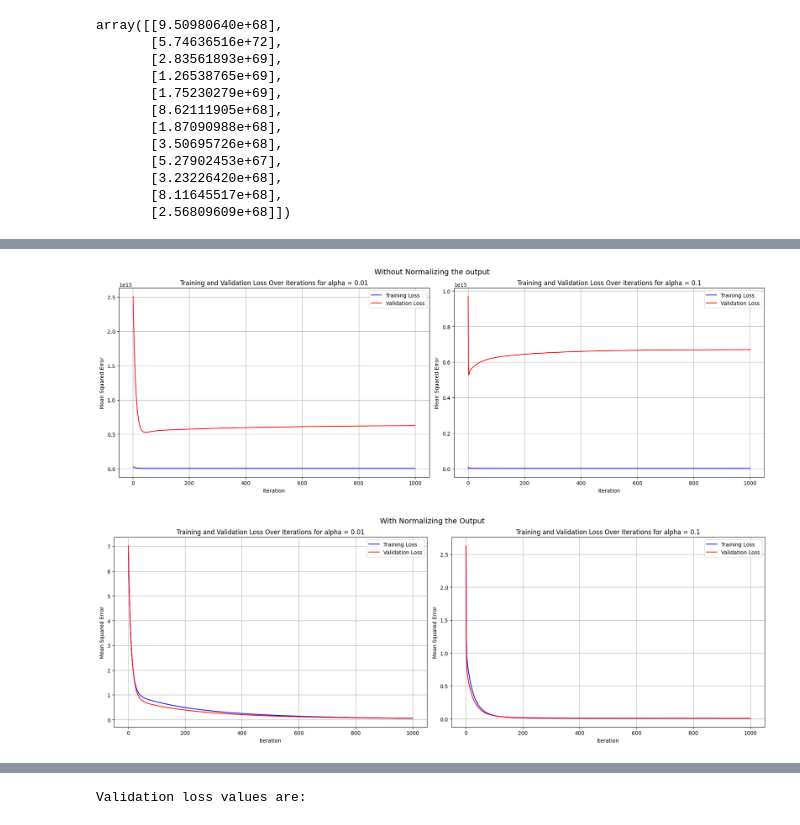
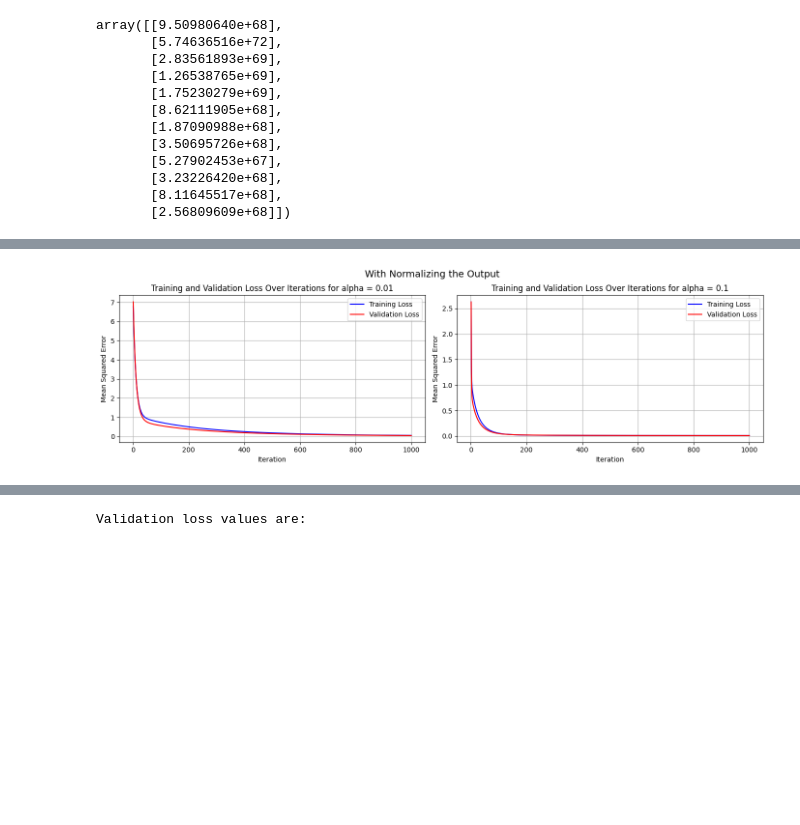
Before and after one commit to UmaNagirireddi/ML_Assignment2, a Jupyter notebook: ML_AST2.ipynb, the cells around one changed output, grey strips where cells are left out. Saved outputs shown, nothing was run; the diff lists cells and outputs as text; code cells hidden in the pictures; blank space fills up the shorter version.

```diff
--- a/ML_AST2.ipynb
+++ b/ML_AST2.ipynb
@@ -361,79 +309,52 @@ yTrainStandard_2 = standardizerOutput_2.fit_transform(dfTrain_2[outputData2])
 xTestStandard_2 = standardizerInput_2.transform(dfTest_2[inputData2])
 yTestStandard_2 = standardizerOutput_2.transform(dfTest_2[outputData2])
 # %%
-thetaAlphaNormalInput_2, trainLossAlphaNormalInput_2, valLossAlphaNormalInput_2 = linearRegression(XTrainNormalize_2,
+thetaAlphaNormalInput_2, trainLossAlphaNormalInput_2, valLossAlphaNormalInput_2 = linearRegression(xTrainNormalize_2,
                                                                                                               yTrain_2,
                                                                                                               xTestNormalize_2,
                                                                                                               yVal_2 ,1000, alpha = 0.01)
-thetaAlphaNormalInput_1_2, trainLossAlphaNormalInput_1_2, valLossAlphaNormalInput_1_2 = linearRegression(XTrainNormalize_2,
+thetaAlphaNormalInput_1_2, trainLossAlphaNormalInput_1_2, valLossAlphaNormalInput_1_2 = linearRegression(xTrainNormalize_2,
                                                                                                                      yTrain_2,
                                                                                                                      xTestNormalize_2,
                                                                                                                      yVal_2, 1000, alpha = 0.1)
 
-thetaAlphaNormalInput_1_2, trainLossAlphaNormal_2, valLossAlphaNormal_2 = linearRegression(XTrainNormalize_2,
+thetaAlphaNormalInput_1_2, trainLossAlphaNormal_2, valLossAlphaNormal_2 = linearRegression(xTrainNormalize_2,
                                                                                             yTrainNormalize_2,
                                                                                             xTestNormalize_2,
                                                                                             yTestNormalize_2 ,1000, alpha = 0.01)
-thetaAlphaNormal_1_2, trainLossAlphaNormal_1_2, valLossAlphaNormal_1_2 = linearRegression(XTrainNormalize_2,
+thetaAlphaNormal_1_2, trainLossAlphaNormal_1_2, valLossAlphaNormal_1_2 = linearRegression(xTrainNormalize_2,
                                                                                                    yTrainNormalize_2,
                                                                                                    xTestNormalize_2,
                                                                                                    yTestNormalize_2, 1000, alpha = 0.1)
 # %%
 
-plt.figure(figsize=(18, 6))
-
-plt.subplot(1, 2, 1)
-plt.plot(range(1, len(trainLossAlphaNormalInput_2) + 1), trainLossAlphaNormalInput_2, color='blue', label = 'Training Loss')
-plt.plot(range(1, len(valLossAlphaNormalInput_2) + 1), valLossAlphaNormalInput_2, color='red', label = 'Validation Loss')
-plt.xlabel("Iteration")
-plt.ylabel("Mean Squared Error")
-plt.title("Training and Validation Loss Over Iterations for alpha = 0.01")
-plt.grid()
-plt.legend()
-
-middleX = 0.5
-middleY = 1
-plt.figtext(middleX, middleY, 'Without Normalizing the output', ha='center', fontsize=14)
-
-plt.subplot(1, 2, 2)
-plt.plot(range(1, len(trainLossAlphaNormalInput_1_2) + 1), trainLossAlphaNormalInput_1_2, color='blue', label = 'Training Loss')
-plt.plot(range(1, len(valLossAlphaNormalInput_1_2) + 1), valLossAlphaNormalInput_1_2, color='red', label = 'Validation Loss')
-plt.xlabel("Iteration")
-plt.ylabel("Mean Squared Error")
-plt.title("Training and Validation Loss Over Iterations for alpha = 0.1")
-plt.legend()
-plt.grid()
-
-plt.tight_layout()
-
-plt.figure(figsize=(18, 6))
+plt.figure(figsize=(14, 4))
 
 plt.subplot(1, 2, 1)
 plt.plot(range(1, len(trainLossAlphaNormal_2) + 1), trainLossAlphaNormal_2, color='blue', label = 'Training Loss')
 plt.plot(range(1, len(valLossAlphaNormal_2) + 1), valLossAlphaNormal_2, color='red', label = 'Validation Loss')
 plt.xlabel("Iteration")
 plt.ylabel("Mean Squared Error")
 plt.title("Training and Validation Loss Over Iterations for alpha = 0.01")
 plt.grid()
 plt.legend()
 
 plt.subplot(1, 2, 2)
 plt.plot(range(1, len(trainLossAlphaNormal_1_2) + 1), trainLossAlphaNormal_1_2, color='blue', label = 'Training Loss')
 plt.plot(range(1, len(valLossAlphaNormal_1_2) + 1), valLossAlphaNormal_1_2, color='red', label = 'Validation Loss')
 plt.xlabel("Iteration")
 plt.ylabel("Mean Squared Error")
 plt.title("Training and Validation Loss Over Iterations for alpha = 0.1")
 plt.legend()
 plt.grid()
 
 middleX = 0.5
 middleY = 1
 plt.figtext(middleX, middleY, 'With Normalizing the Output', ha='center', fontsize=14)
 
 plt.tight_layout()
 # %% [output]
-[figure, old version]
+[figure, new version]
-[figure, removed]
 # %%
 thetaAlphaStandardInput_2, trainLossAlphaStandardInput_2, valLossAlphaStandardInput_2 = linearRegression(xTrainStandard_2,
                                                                                                                yTrain_2,
```
Also changed, not shown: parts of 16 cells of this notebook.
